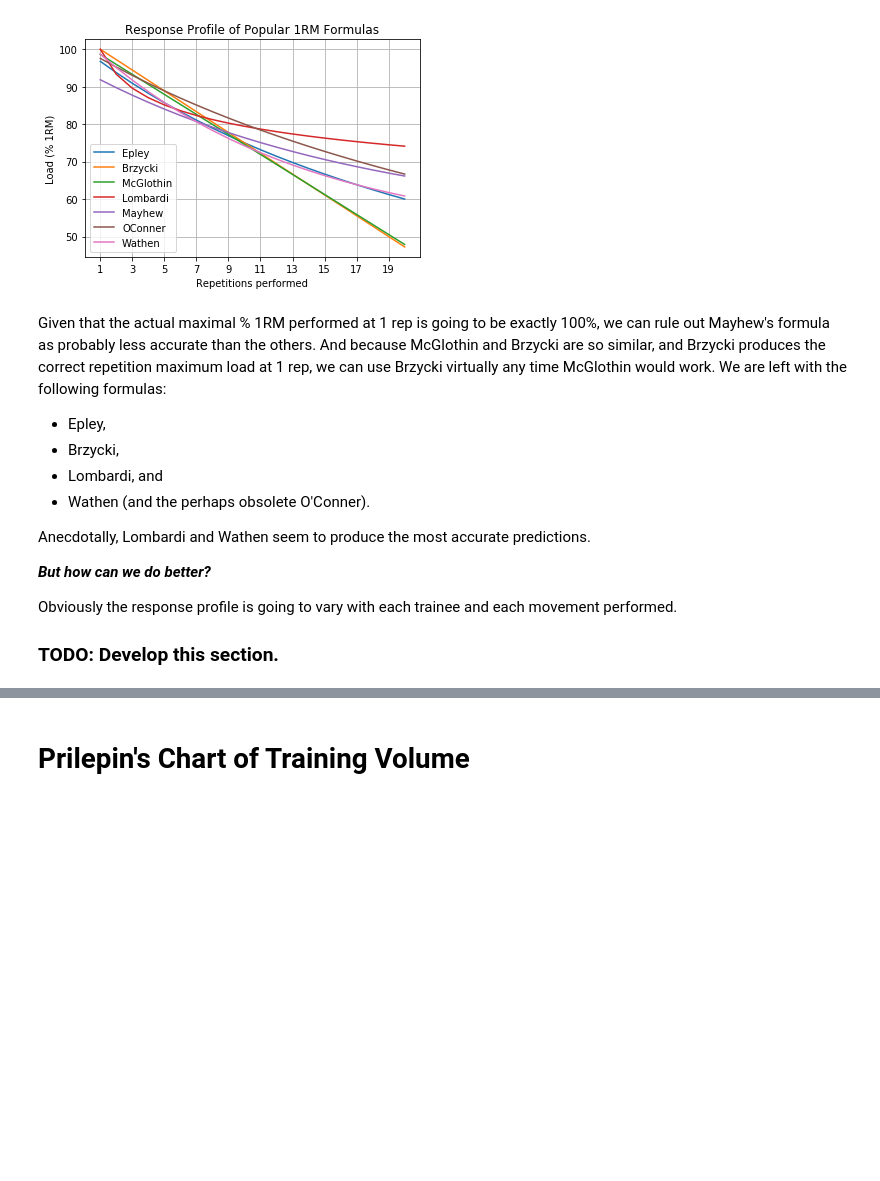
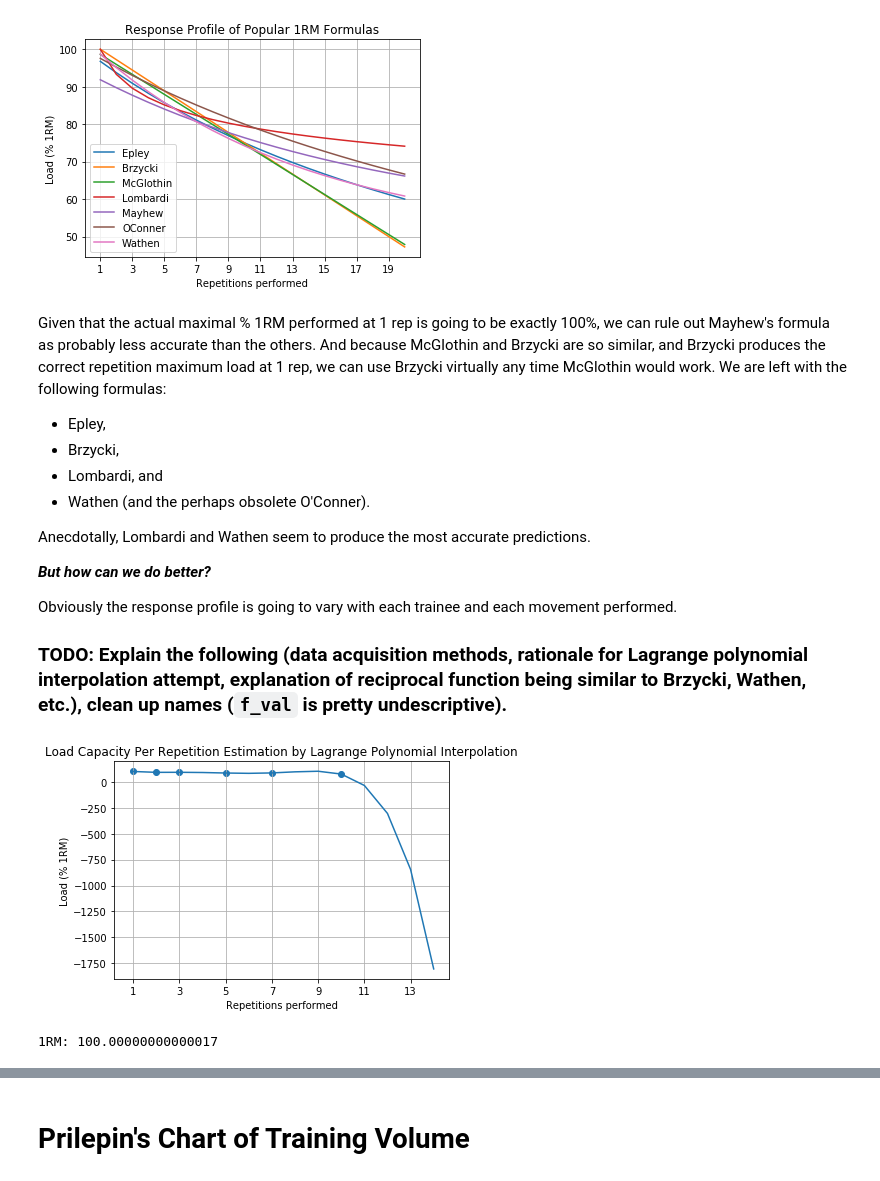
Before and after one commit to hinsley/colabs, a Jupyter notebook: Training_Parameterization.ipynb, the cells around one changed output, grey strips where cells are left out. Cells and saved outputs as stored; diff of their text form; code cells hidden in the pictures; blank space fills up the shorter version.

```diff
--- a/Training_Parameterization.ipynb
+++ b/Training_Parameterization.ipynb
@@ -240,4 +240,35 @@ Anecdotally, Lombardi and Wathen seem to produce the most accurate predictions.
 
 Obviously the response profile is going to vary with each trainee and each movement performed.
 
-### TODO: Develop this section.
+### TODO: Explain the following (data acquisition methods, rationale for Lagrange polynomial interpolation attempt, explanation of reciprocal function being similar to Brzycki, Wathen, etc.), clean up names (`f_val` is pretty undescriptive).
+# %%
+f_val = {
+    1: 100,
+    2: 91.5,
+    3: 92,
+    5: 85,
+    7: 86,
+    10: 75,
+}
+# %%
+reps, intensities = zip(*[(r, f_val[r]) for r in f_val])
+# %%
+poly = lagrange(reps, intensities)
+xs = range(1, 15)
+ys = [poly(x) for x in xs]
+
+fig = plt.figure(facecolor="w")
+plt.title("Load Capacity Per Repetition Estimation by Lagrange Polynomial Interpolation")
+plt.ylabel("Load (% 1RM)")
+plt.xlabel("Repetitions performed")
+plt.xticks(range(1, rep_upper_limit, 2))
+plt.grid()
+
+plt.scatter(reps, intensities) # Plot real data points.
+plt.plot(xs, ys) # Plot interpolated curve.
+plt.show()
+
+print(f"1RM: {poly(1)}")
+# %% [output]
+[figure, added]
+1RM: 100.00000000000017
```
Also changed, not shown: parts of 3 cells of this notebook.
